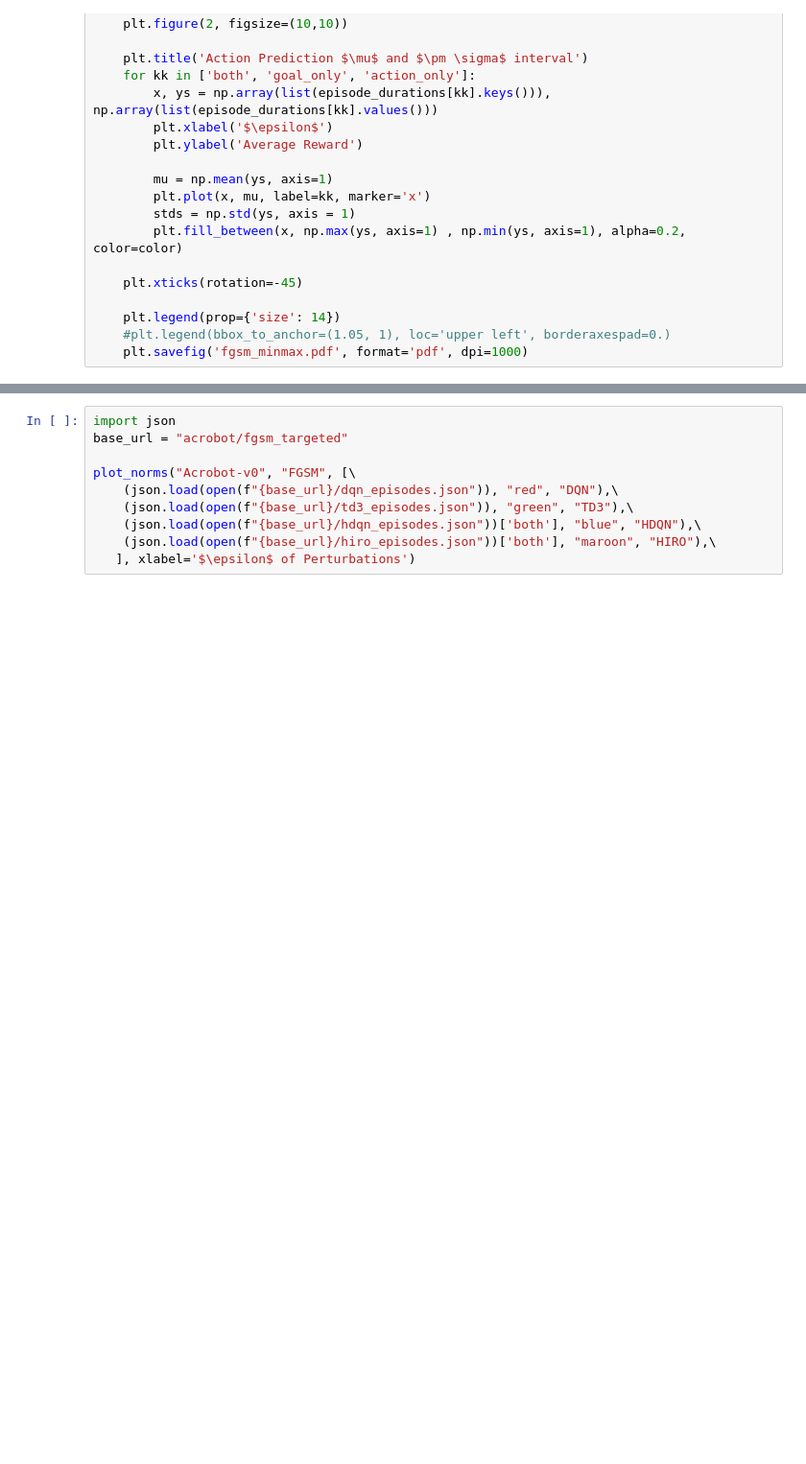
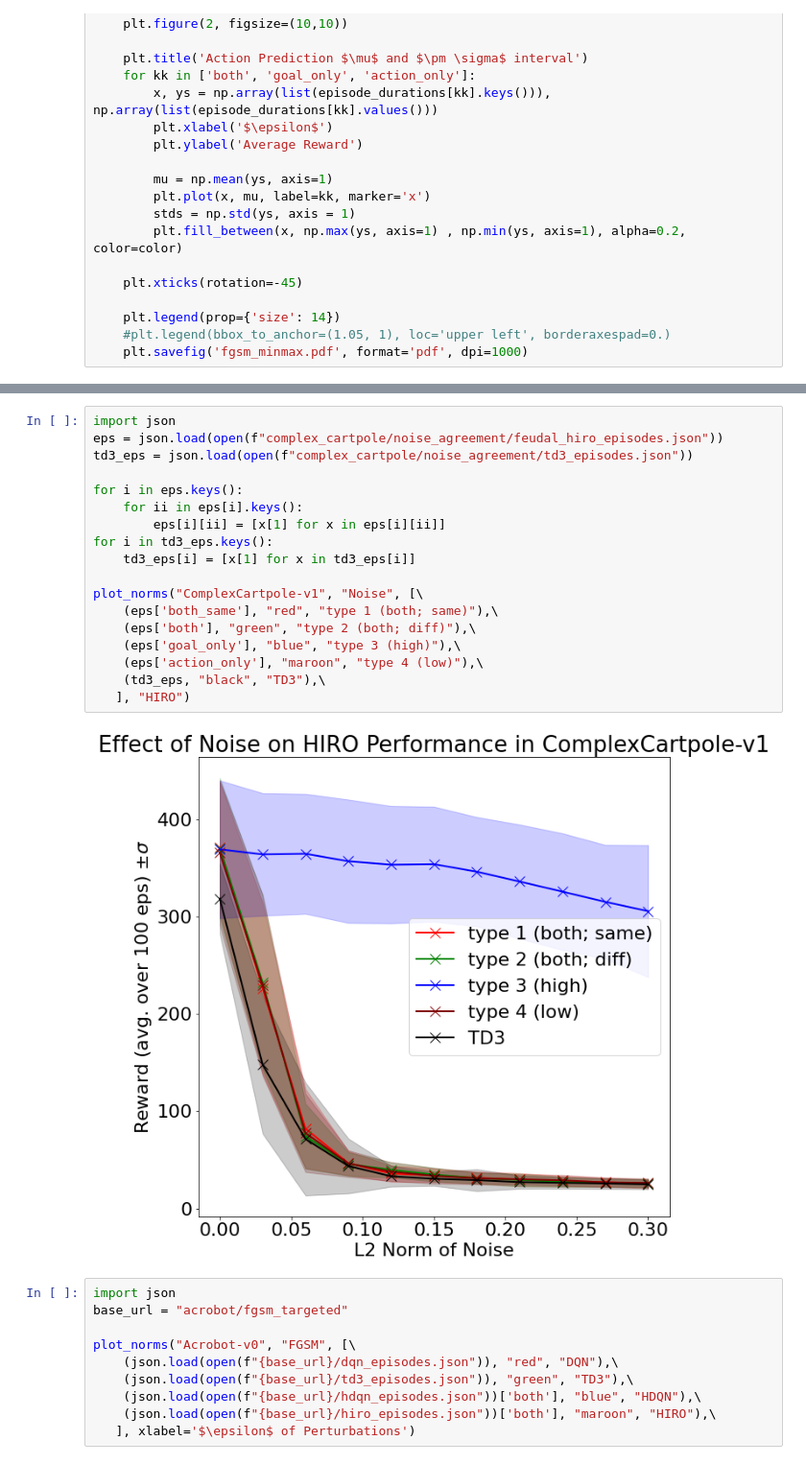
Before and after one commit to Davidobot/adversarial_hrl, a Jupyter notebook: plotting/plotting.ipynb, the cells around one changed output, grey strips where cells are left out. Shown at 96% size. Saved outputs shown, nothing was run; the diff lists cells and outputs as text; blank space fills up the shorter version.

```diff
--- a/plotting/plotting.ipynb
+++ b/plotting/plotting.ipynb
@@ -278,3 +212,23 @@ plot_norms_agreement("ComplexCartpole-v1", "Noise", [\
+# %%
+import json
+eps = json.load(open(f"complex_cartpole/noise_agreement/feudal_hiro_episodes.json"))
+td3_eps = json.load(open(f"complex_cartpole/noise_agreement/td3_episodes.json"))
+
+for i in eps.keys():
+    for ii in eps[i].keys():
+        eps[i][ii] = [x[1] for x in eps[i][ii]]
+for i in td3_eps.keys():
+    td3_eps[i] = [x[1] for x in td3_eps[i]]
+
+plot_norms("ComplexCartpole-v1", "Noise", [\
+    (eps['both_same'], "red", "type 1 (both; same)"),\
+    (eps['both'], "green", "type 2 (both; diff)"),\
+    (eps['goal_only'], "blue", "type 3 (high)"),\
+    (eps['action_only'], "maroon", "type 4 (low)"),\
+    (td3_eps, "black", "TD3"),\
+   ], "HIRO")
+# %% [output]
+[figure, added]
 # %%
 import json
 base_url = "acrobot/fgsm_targeted"
```
Also changed, not shown: parts of 6 cells of this notebook, 2 other files.
